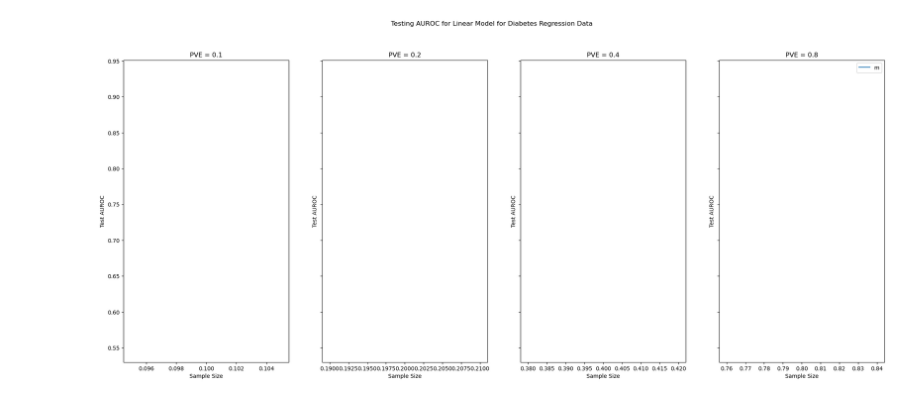
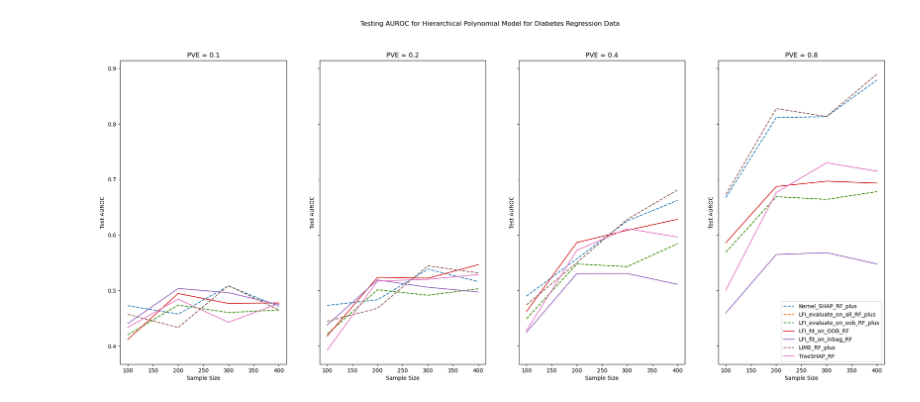
Before and after one commit to Yu-Group/imodels-experiments, a Jupyter notebook: feature_importance/ranking_importance_local_sims.ipynb, the cells around one changed output. Drawn from its saved outputs; the diff is of its cells as text; code cells hidden in the pictures.

```diff
--- a/feature_importance/ranking_importance_local_sims.ipynb
+++ b/feature_importance/ranking_importance_local_sims.ipynb
@@ -94,7 +73,7 @@ for h in heritability:
 # %%
 for h in heritability:
     for m in methods:
-        # for s in sample_row_n:
+        for s in sample_row_n:
             test_auroc = 0
             train_auroc = 0
             test_auprc = 0
@@ -102,8 +81,8 @@ for h in heritability:
             test_f1 = 0
             train_f1 = 0
             for r in range(1, 11):
-                # df_sub = combined_df[(combined_df["fi"] == m) & (combined_df["sample_row_n"] == s) & (combined_df["heritability"] == h) & (combined_df["split_seed"] == r)]
-                df_sub = combined_df[(combined_df["fi"] == m) & (combined_df["heritability"] == h) & (combined_df["split_seed"] == r)]
+                df_sub = combined_df[(combined_df["fi"] == m) & (combined_df["sample_row_n"] == s) & (combined_df["heritability"] == h) & (combined_df["split_seed"] == r)]
+                # df_sub = combined_df[(combined_df["fi"] == m) & (combined_df["heritability"] == h) & (combined_df["split_seed"] == r)]
                 if df_sub.empty:
                     continue
                 assert len(df_sub["test_AUROC"].unique()) == 1
@@ -118,12 +97,12 @@ for h in heritability:
                 train_auprc += df_sub["train_AUPRC"].unique()[0]
                 test_f1 += df_sub["test_F1"].unique()[0]
                 train_f1 += df_sub["train_F1"].unique()[0]
-            test_auroc /= 10
-            train_auroc /= 10
-            test_auprc /= 10
-            train_auprc /= 10
-            test_f1 /= 10
-            train_f1 /= 10
+            test_auroc /= num_seeds
+            train_auroc /= num_seeds
+            test_auprc /= num_seeds
+            train_auprc /= num_seeds
+            test_f1 /= num_seeds
+            train_f1 /= num_seeds
             agg_results[h][m]["test_auroc"].append(test_auroc)
             agg_results[h][m]["train_auroc"].append(train_auroc)
             agg_results[h][m]["test_auprc"].append(test_auprc)
@@ -153,10 +111,0 @@ agg_results
-# %%
-# create barplot with four subplots, one for each heritability level, make x axis text vertical
-fig, axs = plt.subplots(1, 2, figsize=(12, 12))
-fig.suptitle("Performance of different feature importance methods on diabetes regression task with varying heritability levels")
-for i, h in enumerate(heritability):
-    for j, m in enumerate(methods):
-        axs[i].bar(m, agg_results[h][m]["test_auroc"][0], label=f"{m}", alpha=0.7)
-        axs[i].set_title(f"Heritability = {h}")
-        axs[i].set_ylabel("Test AUROC")
-        plt.xticks(rotation=45)
@@ -165,28 +112,28 @@ for i, h in enumerate(heritability):
 # %%
 # Create subplots
 fig, axs = plt.subplots(1, 4, figsize=(25, 10), sharey=True)
 
 for i in range(len(heritability)):
     h = heritability[i]
-    # for m in methods:
-    #     if "RF_plus" in m:
-    #         axs[i].plot(sample_row_n, agg_results[h][m]["test_auroc"], label=m, linestyle='dashed')
-    #     else:
-    #         axs[i].plot(sample_row_n, agg_results[h][m]["test_auroc"], label=m)
-    axs[i].plot(h, agg_results[h][m]["test_auroc"], label="m")
+    for m in methods:
+        if "RF_plus" in m:
+            axs[i].plot(sample_row_n, agg_results[h][m]["test_auroc"], label=m, linestyle='dashed')
+        else:
+            axs[i].plot(sample_row_n, agg_results[h][m]["test_auroc"], label=m)
+    # axs[i].plot(h, agg_results[h][m]["test_auroc"], label="m")
     axs[i].set_xlabel('Sample Size')
     axs[i].set_ylabel('Test AUROC')
     axs[i].set_title('PVE = ' + str(h))
 
 # Share the label in the last plot
 axs[3].legend()
 
-fig.suptitle("Testing AUROC for Linear Model for Diabetes Regression Data")
+fig.suptitle("Testing AUROC for Hierarchical Polynomial Model for Diabetes Regression Data")
 
 # Show the plots
 plt.show()
 # %% [output]
-[figure, old version]
+[figure, new version]
 # %%
 # Create subplots
 fig, axs = plt.subplots(1, 4, figsize=(25, 10), sharey=True)
```
Also changed, not shown: parts of 10 cells of this notebook, 30 other files.
